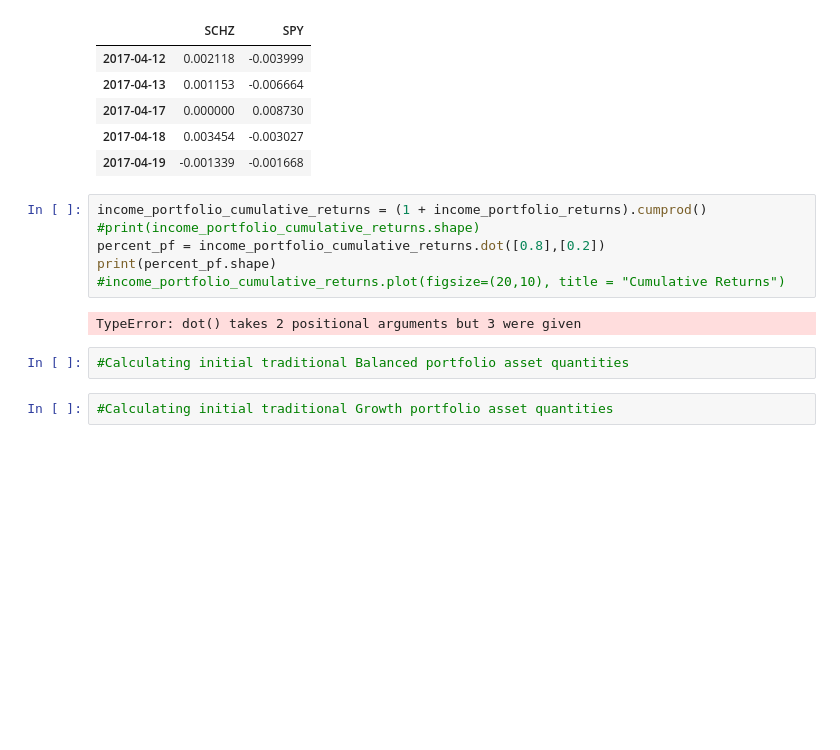
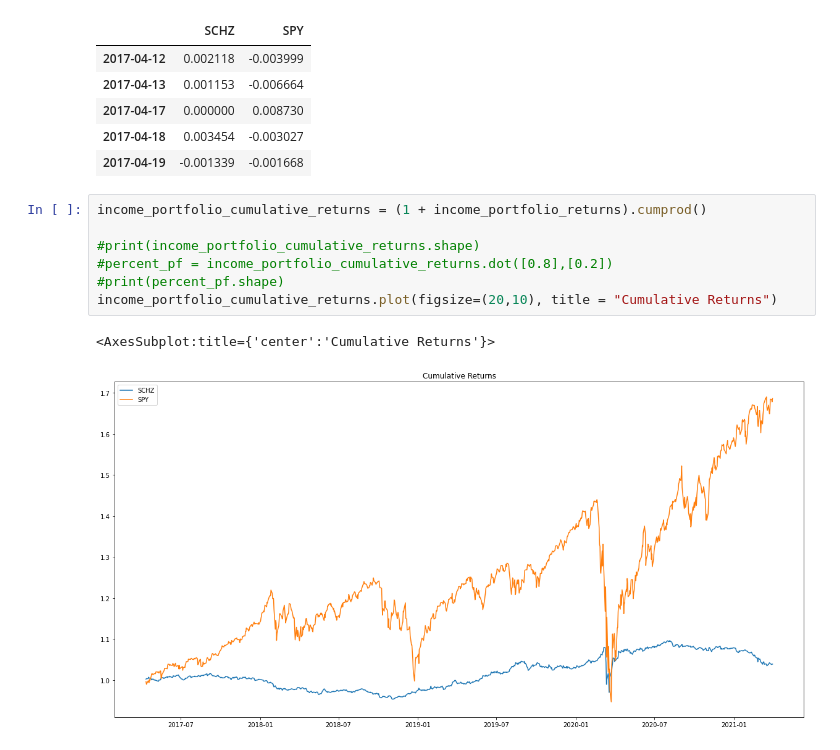
Before and after one commit to hammer888-tech/Project_1, a Jupyter notebook: Project_1B.ipynb, the cells around one changed output. Saved outputs shown, nothing was run; the diff lists cells and outputs as text; blank space fills up the shorter version.

```diff
--- a/Project_1B.ipynb
+++ b/Project_1B.ipynb
@@ -145,13 +134,11 @@ income_portfolio_returns.head()
 | 2017-04-19 | -0.001339 | -0.001668 |
 # %%
 income_portfolio_cumulative_returns = (1 + income_portfolio_returns).cumprod()
+
 #print(income_portfolio_cumulative_returns.shape)
-percent_pf = income_portfolio_cumulative_returns.dot([0.8],[0.2])
-print(percent_pf.shape)
-#income_portfolio_cumulative_returns.plot(figsize=(20,10), title = "Cumulative Returns")
+#percent_pf = income_portfolio_cumulative_returns.dot([0.8],[0.2])
+#print(percent_pf.shape)
+income_portfolio_cumulative_returns.plot(figsize=(20,10), title = "Cumulative Returns")
 # %% [output]
-TypeError: dot() takes 2 positional arguments but 3 were given
+<AxesSubplot:title={'center':'Cumulative Returns'}>
+[figure, added]
-# %%
-#Calculating initial traditional Balanced portfolio asset quantities
-# %%
-#Calculating initial traditional Growth portfolio asset quantities
```
Also changed, not shown: parts of 20 cells of this notebook, 5 other files.
